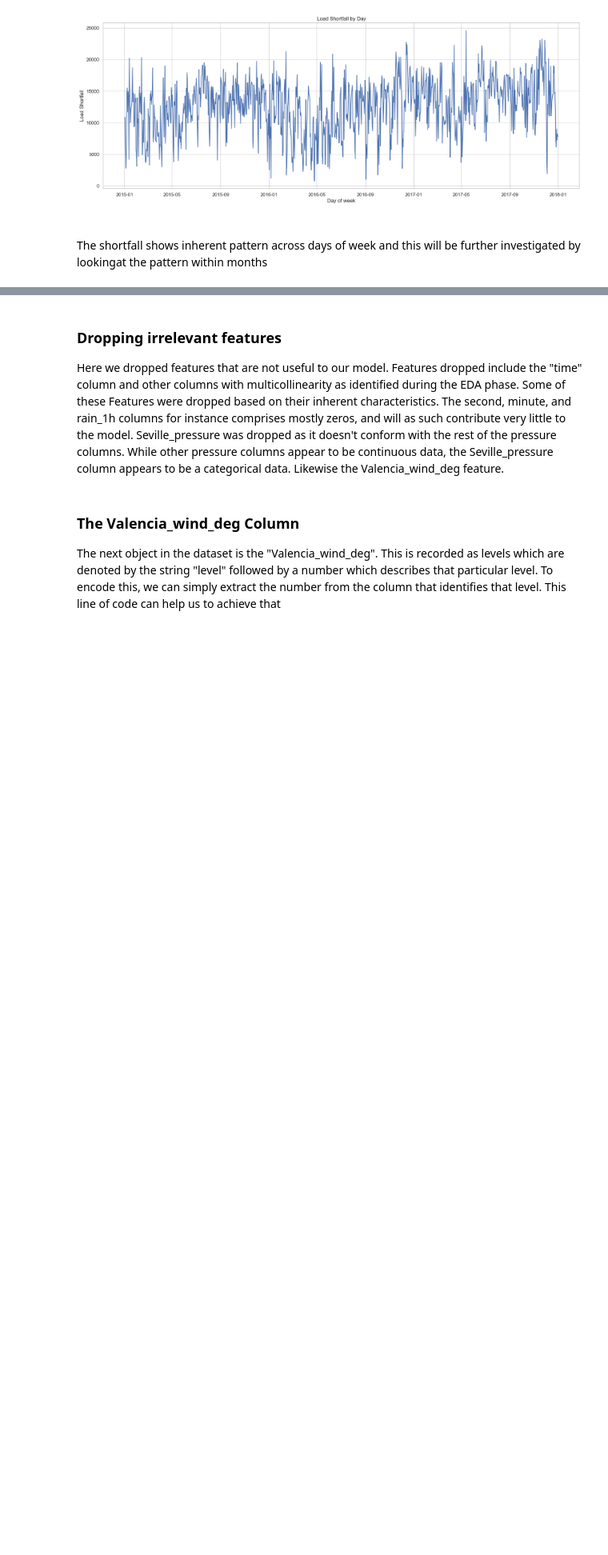
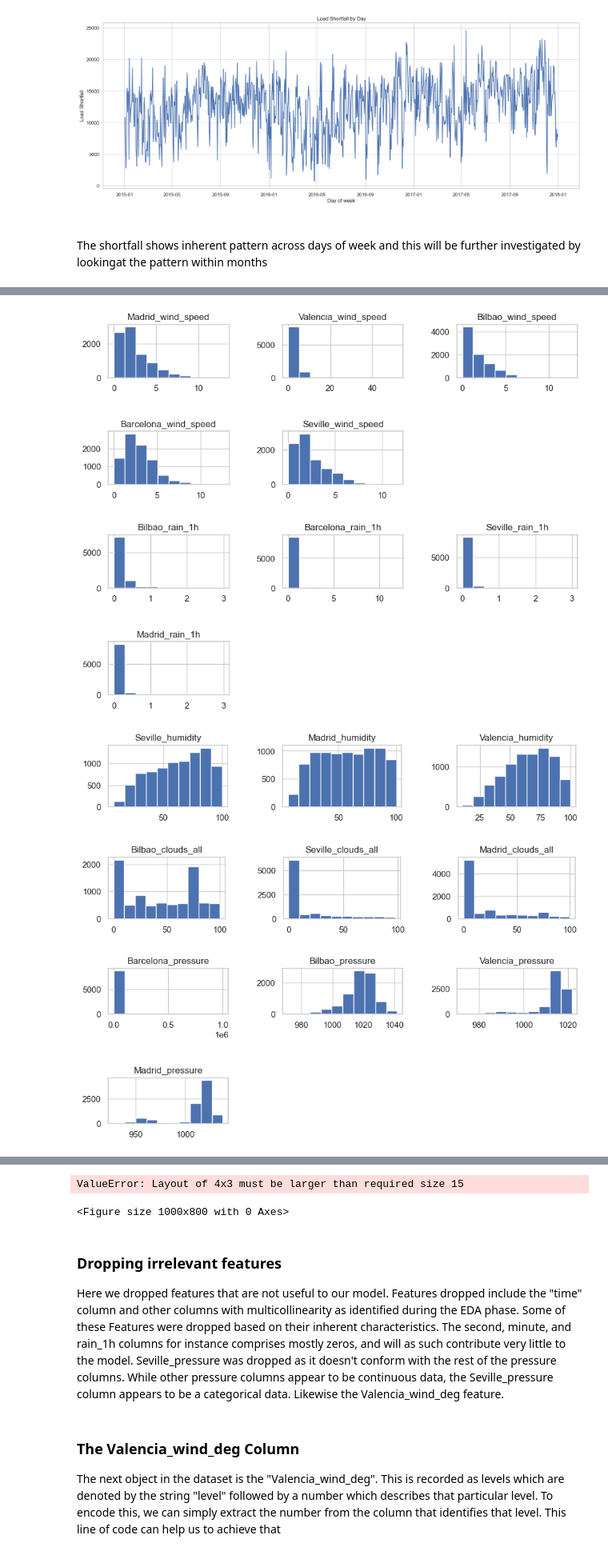
Before and after one commit to YinkaOlusola/Energy_Demand_Shortfall_Prediction-Advanced_Regression, a Jupyter notebook: project_notebook.ipynb, the cells around one changed output, grey strips where cells are left out. Shown at 80% size. Cells and saved outputs as stored; diff of their text form; code cells hidden in the pictures; blank space fills up the shorter version.

```diff
--- a/project_notebook.ipynb
+++ b/project_notebook.ipynb
@@ -670,3 +675,0 @@ list(df_clean_train.columns)
-# %%
-for col in df_clean_train.columns[5:-1]:  # Excluding time and load_shortfall_3h columns
-    print(col.split('_'))
@@ -673,16 +680,15 @@ for col in df_clean_train.columns[5:-1]:  # Excluding time and load_shortfall_3h
 # %%
-# Weather conditions recorded for each city
+# Weather conditions recorded for all the cities
 
 weather_type_records = {}
 
 for col in df_clean_train.columns[5:-1]:  # Excluding time and load_shortfall_3h columns
     weather_type = col.split('_')[1]
-    if weather_type in weather_type_records.keys():
-        weather_type_records[weather_type].append(col)
-    else:
-        weather_type_records[weather_type] = [col]
+    if (col.split('_')[-1] not in ['deg', '3h']):
+        if (weather_type in weather_type_records.keys()):
+            weather_type_records[weather_type].append(col)
+        else:
+            weather_type_records[weather_type] = [col]
 
 # Viewing the number of weather conditins recorded for various cities in the dataset
-weather_type_records
+#weather_type_records
-# %%
-weather = list(weather_type_records.keys())
@@ -692,0 +699,26 @@ The result above shows the weather conditions recorded for all the cities and fr
+# %%
+weather_dfs = []
+
+for weather in weather_type_records.keys():
+    cities_weather = weather_type_records[weather]
+    weather_name = f'{weather}_df'
+    weather_name = df_clean_train[cities_weather]
+    weather_name.hist(layout = (4,3), figsize=(10, 8))
+
+    plt.tight_layout(pad=3.0)
+    plt.show()
+    '''
+    weather_type_records[weather].insert(0, 'time')
+    cities_weather = weather_type_records[weather]
+    weather_name = f'{weather}_df'
+    weather_name = df_clean_train[cities_weather].set_index('time').resample('M').ffill()
+    plt.rcParams["figure.figsize"] = (5, 2)
+    weather_name.plot()
+    plt.xlim(np.datetime64('2014-11-01'), np.datetime64('2018-02-20'))
+    '''
+# %% [output]
+[figure, added]
+[figure, added]
+[figure, added]
+[figure, added]
+[figure, added]
@@ -692,0 +726,2 @@ The result above shows the weather conditions recorded for all the cities and fr
+ValueError: Layout of 4x3 must be larger than required size 15
+<Figure size 1000x800 with 0 Axes>
```
Also changed, not shown: parts of 14 cells of this notebook.
